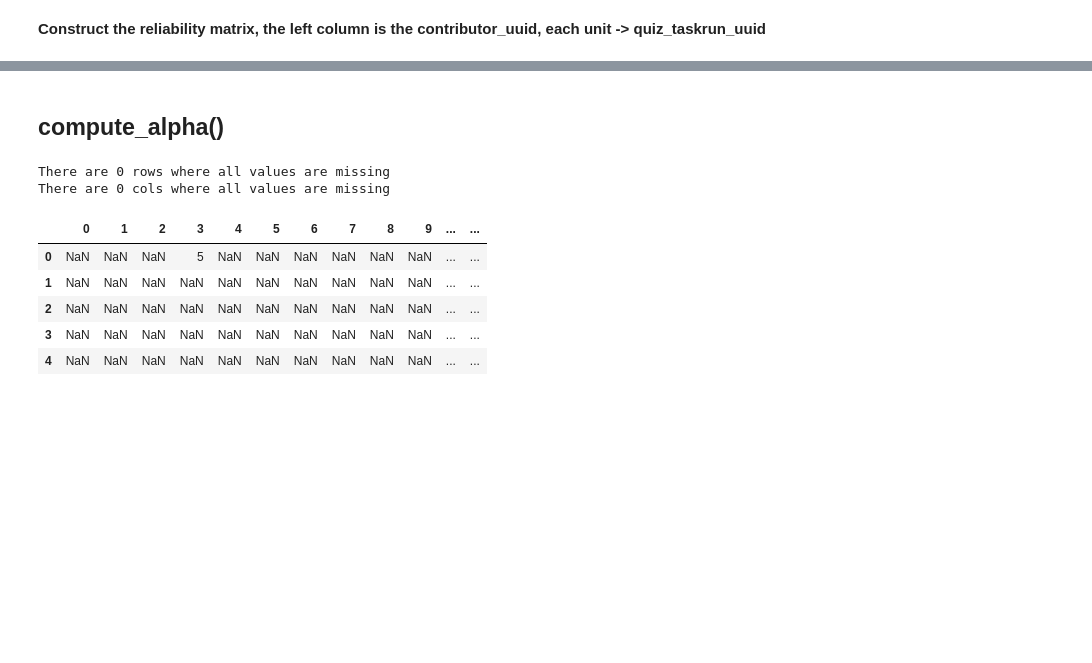
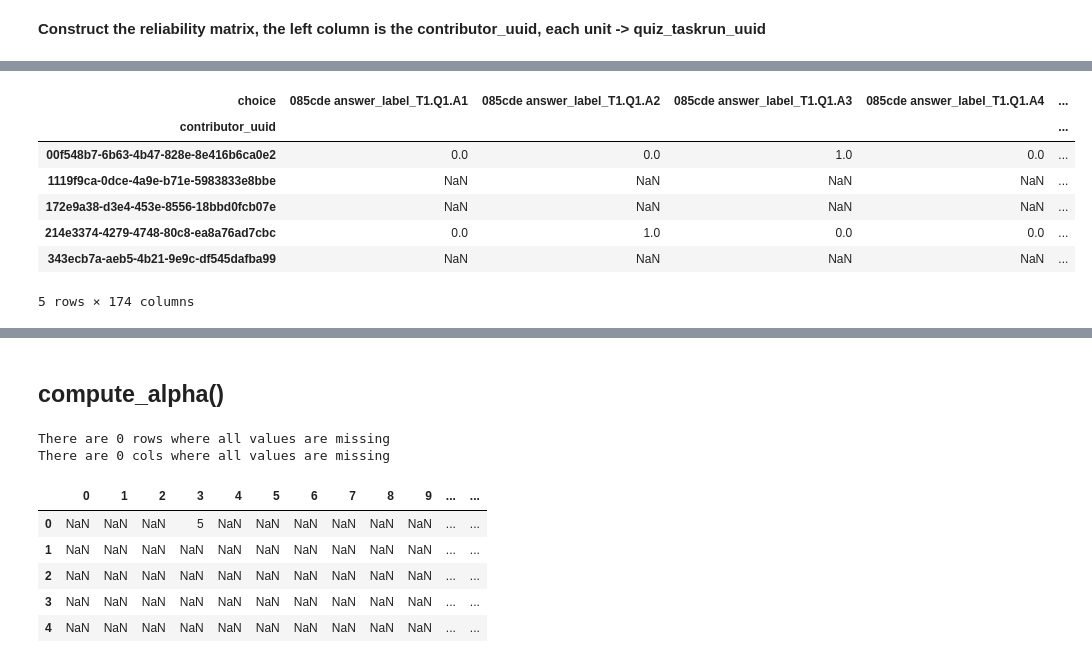
Before and after one commit to Hegelim/PE-Validation-Fall-20, a Jupyter notebook: Examples.ipynb, the cells around one changed output, grey strips where cells are left out. Saved outputs shown, nothing was run; the diff lists cells and outputs as text; code cells hidden in the pictures; blank space fills up the shorter version.

```diff
--- a/Examples.ipynb
+++ b/Examples.ipynb
@@ -121,0 +135,10 @@ nan
+# %%
+example_three = example.groupby(["quiz_task_uuid", "contributor_uuid"]).agg(sum)
+example_three = example_three.reset_index()
+# example_three.to_excel("example_three.xlsx")
+# %%
+example_four = pd.melt(example_three, id_vars=["quiz_task_uuid", "contributor_uuid"],
+                                  var_name = "choice",
+                                  value_name = "value")
+example_four = example_four.sort_values(by=["quiz_task_uuid", "contributor_uuid", "choice"])
+# example_four.to_excel("example_four.xlsx")
@@ -121,0 +147,4 @@ nan
+# %%
+example_five = example_four.copy()
+example_five["choice"] = example_five["quiz_task_uuid"].str.slice(start=0, stop=6) + " " + example_five["choice"]
+example_five.head()
@@ -121,0 +158,16 @@ nan
+# %%
+example_six = pd.pivot_table(example_five, values='value', index='contributor_uuid',
+                          columns='choice',
+                          aggfunc=select)
+example_six.to_excel("example_6.xlsx")
+# %%
+example_six.head()
+# %% [output]
+| choice | 085cde answer_label_T1.Q1.A1 | 085cde answer_label_T1.Q1.A2 | 085cde answer_label_T1.Q1.A3 | 085cde answer_label_T1.Q1.A4 | ... |
+| contributor_uuid |  |  |  |  | ... |
+| 00f548b7-6b63-4b47-828e-8e416b6ca0e2 | 0.0 | 0.0 | 1.0 | 0.0 | ... |
+| 1119f9ca-0dce-4a9e-b71e-5983833e8bbe | NaN | NaN | NaN | NaN | ... |
+| 172e9a38-d3e4-453e-8556-18bbd0fcb07e | NaN | NaN | NaN | NaN | ... |
+| 214e3374-4279-4748-80c8-ea8a76ad7cbc | 0.0 | 1.0 | 0.0 | 0.0 | ... |
+| 343ecb7a-aeb5-4b21-9e9c-df545dafba99 | NaN | NaN | NaN | NaN | ... |
+5 rows × 174 columns
```
Also changed, not shown: parts of 18 cells of this notebook, 7 other files.
